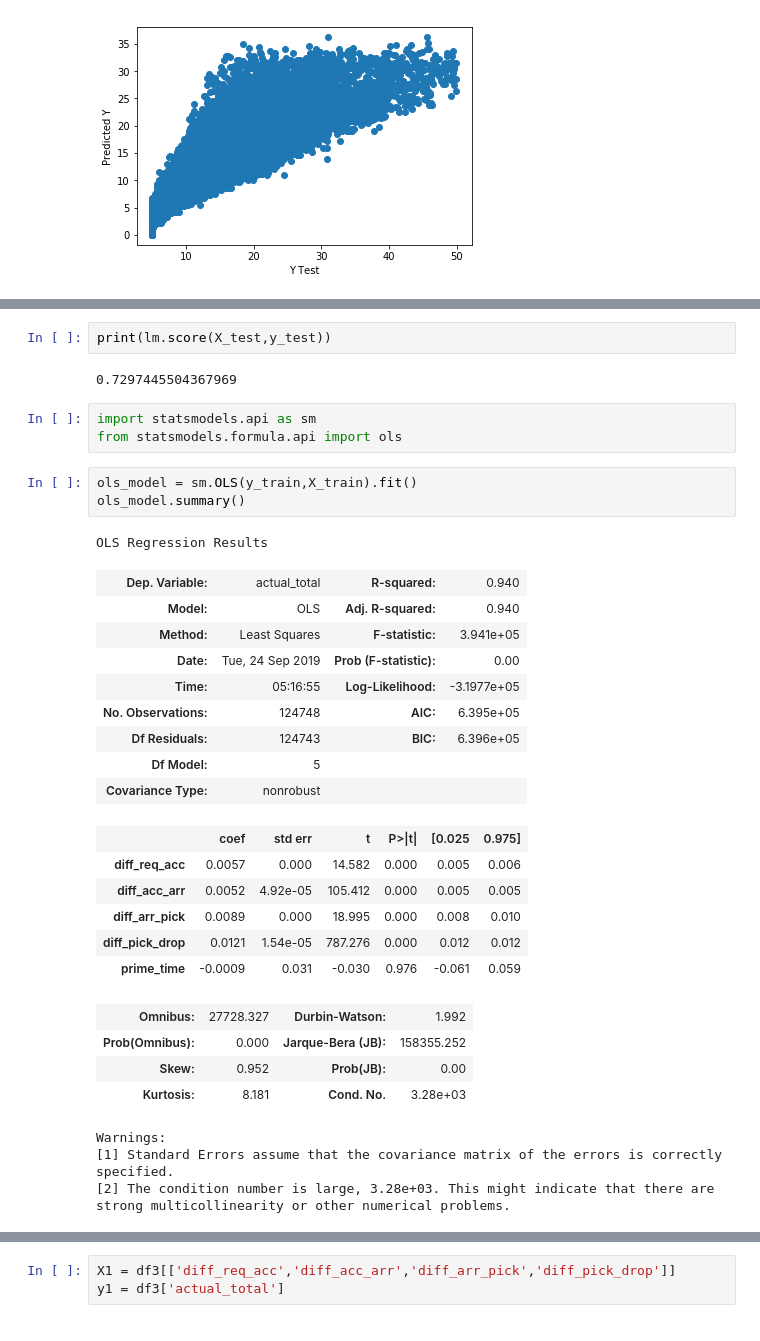
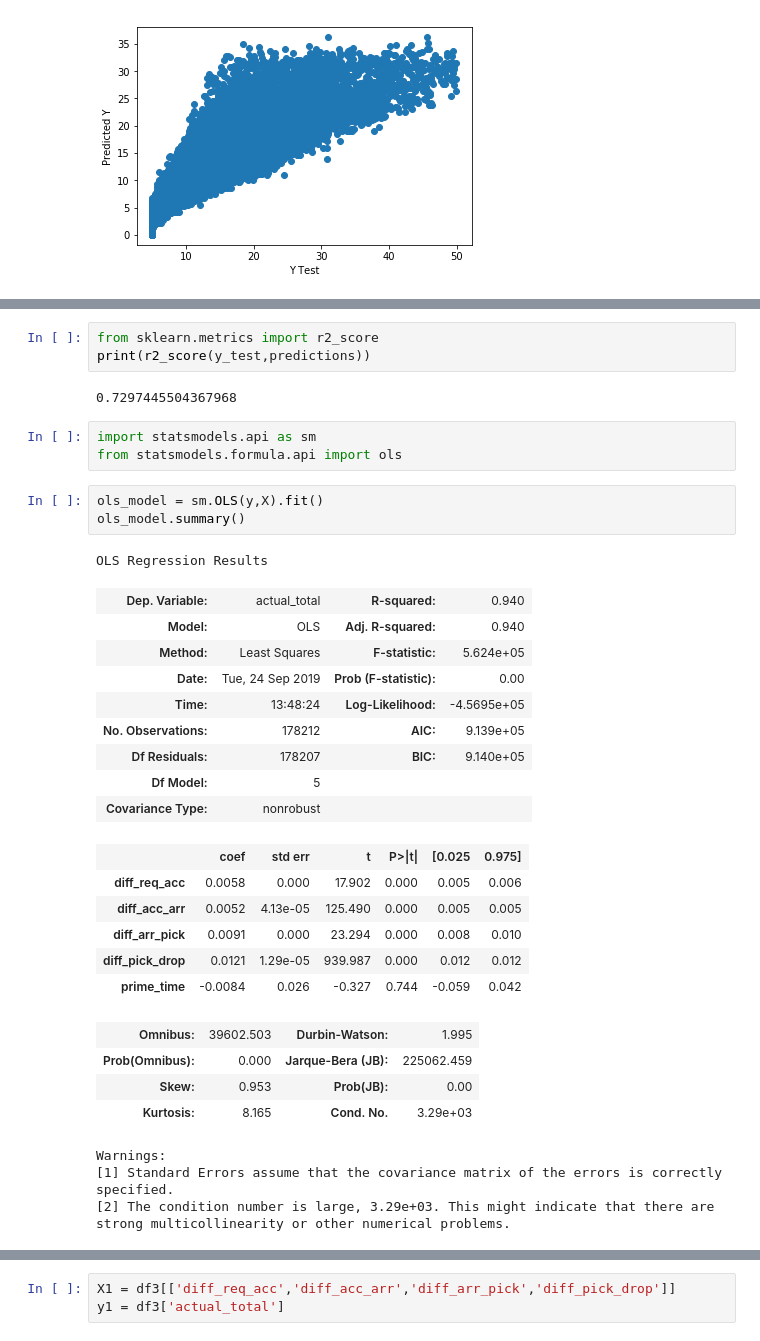
Before and after one commit to sanpietro/rideshare_regression, a Jupyter notebook: lyft_predict_total_trips_ols.ipynb, the cells around one changed output, grey strips where cells are left out. Drawn from its saved outputs; the diff is of its cells as text.

```diff
--- a/lyft_predict_total_trips_ols.ipynb
+++ b/lyft_predict_total_trips_ols.ipynb
@@ -268,37 +261,38 @@ MAE: 2.1326271469562905
 MSE: 9.911987957589213
 RMSE: 3.1483309796762495
-# %%
-print(lm.score(X_test,y_test))
-# %% [output]
-0.7297445504367969
+# %%
+from sklearn.metrics import r2_score
+print(r2_score(y_test,predictions))
+# %% [output]
+0.7297445504367968
 # %%
 import statsmodels.api as sm
 from statsmodels.formula.api import ols
 # %%
-ols_model = sm.OLS(y_train,X_train).fit()
+ols_model = sm.OLS(y,X).fit()
 ols_model.summary()
 # %% [output]
 OLS Regression Results
 | Dep. Variable: | actual_total | R-squared: | 0.940 |
 | Model: | OLS | Adj. R-squared: | 0.940 |
-| Method: | Least Squares | F-statistic: | 3.941e+05 |
+| Method: | Least Squares | F-statistic: | 5.624e+05 |
 | Date: | Tue, 24 Sep 2019 | Prob (F-statistic): | 0.00 |
-| Time: | 05:16:55 | Log-Likelihood: | -3.1977e+05 |
-| No. Observations: | 124748 | AIC: | 6.395e+05 |
-| Df Residuals: | 124743 | BIC: | 6.396e+05 |
+| Time: | 13:48:24 | Log-Likelihood: | -4.5695e+05 |
+| No. Observations: | 178212 | AIC: | 9.139e+05 |
+| Df Residuals: | 178207 | BIC: | 9.140e+05 |
 | Df Model: | 5 |  |  |
 | Covariance Type: | nonrobust |  |  |
 |  | coef | std err | t | P>|t| | [0.025 | 0.975] |
-| diff_req_acc | 0.0057 | 0.000 | 14.582 | 0.000 | 0.005 | 0.006 |
-| diff_acc_arr | 0.0052 | 4.92e-05 | 105.412 | 0.000 | 0.005 | 0.005 |
-| diff_arr_pick | 0.0089 | 0.000 | 18.995 | 0.000 | 0.008 | 0.010 |
-| diff_pick_drop | 0.0121 | 1.54e-05 | 787.276 | 0.000 | 0.012 | 0.012 |
-| prime_time | -0.0009 | 0.031 | -0.030 | 0.976 | -0.061 | 0.059 |
+| diff_req_acc | 0.0058 | 0.000 | 17.902 | 0.000 | 0.005 | 0.006 |
+| diff_acc_arr | 0.0052 | 4.13e-05 | 125.490 | 0.000 | 0.005 | 0.005 |
+| diff_arr_pick | 0.0091 | 0.000 | 23.294 | 0.000 | 0.008 | 0.010 |
+| diff_pick_drop | 0.0121 | 1.29e-05 | 939.987 | 0.000 | 0.012 | 0.012 |
+| prime_time | -0.0084 | 0.026 | -0.327 | 0.744 | -0.059 | 0.042 |
-| Omnibus: | 27728.327 | Durbin-Watson: | 1.992 |
-| Prob(Omnibus): | 0.000 | Jarque-Bera (JB): | 158355.252 |
-| Skew: | 0.952 | Prob(JB): | 0.00 |
-| Kurtosis: | 8.181 | Cond. No. | 3.28e+03 |
+| Omnibus: | 39602.503 | Durbin-Watson: | 1.995 |
+| Prob(Omnibus): | 0.000 | Jarque-Bera (JB): | 225062.459 |
+| Skew: | 0.953 | Prob(JB): | 0.00 |
+| Kurtosis: | 8.165 | Cond. No. | 3.29e+03 |
 Warnings:
 [1] Standard Errors assume that the covariance matrix of the errors is correctly specified.
-[2] The condition number is large, 3.28e+03. This might indicate that there are
+[2] The condition number is large, 3.29e+03. This might indicate that there are
 strong multicollinearity or other numerical problems.
```
Also changed, not shown: parts of 7 cells of this notebook, 2 other files.
